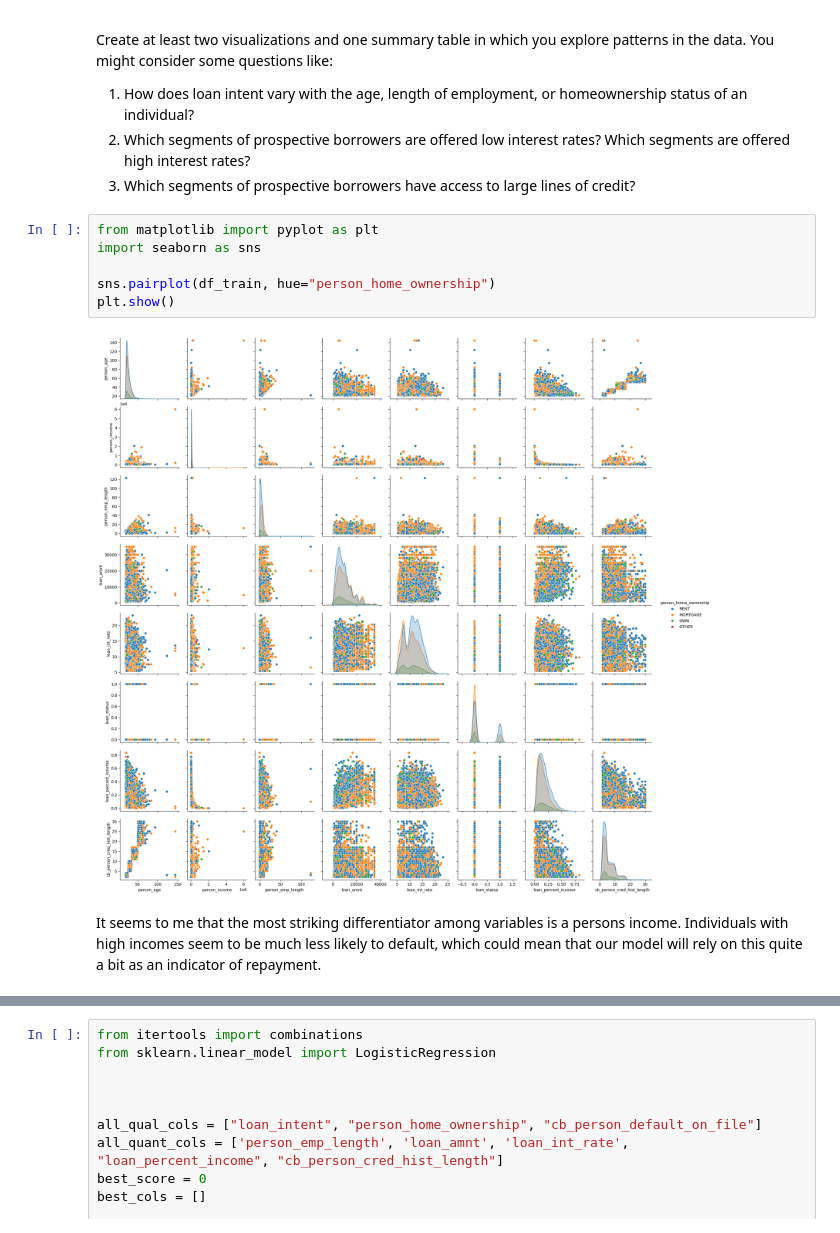
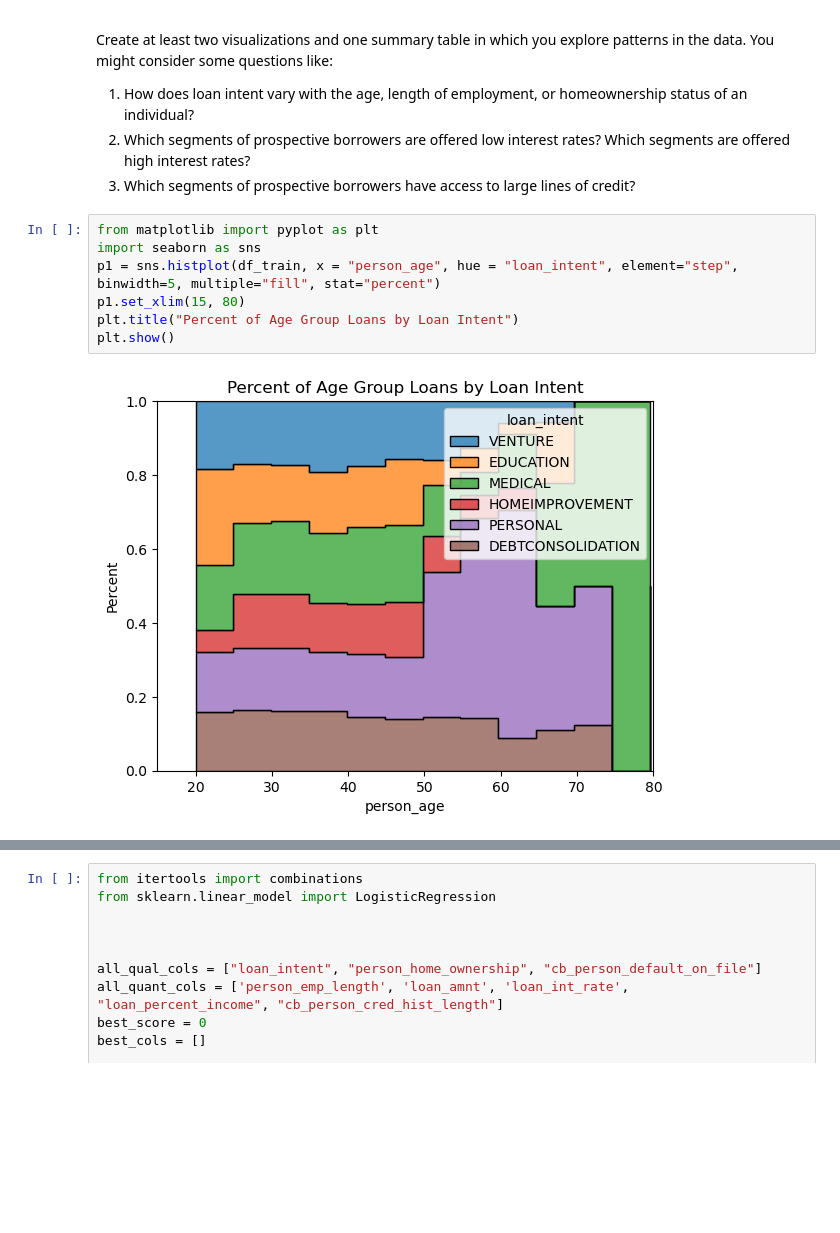
Before and after one commit to jcummings25/github_jcummings25.github.io, a Jupyter notebook: posts/Impact-Automated-Decision-Systems/index.ipynb, the cells around one changed output, grey strips where cells are left out. Cells and saved outputs as stored; diff of their text form; blank space fills up the shorter version.

```diff
--- a/posts/Impact-Automated-Decision-Systems/index.ipynb
+++ b/posts/Impact-Automated-Decision-Systems/index.ipynb
@@ -55,10 +56,9 @@ Create at least two visualizations and one summary table in which you explore pa
 # %%
 from matplotlib import pyplot as plt
 import seaborn as sns
-
-sns.pairplot(df_train, hue="person_home_ownership")
+p1 = sns.histplot(df_train, x = "person_age", hue = "loan_intent", element="step", binwidth=5, multiple="fill", stat="percent")
+p1.set_xlim(15, 80)
+plt.title("Percent of Age Group Loans by Loan Intent")
 plt.show()
 # %% [output]
-[figure, old version]
+[figure, new version]
-# %% [markdown]
-It seems to me that the most striking differentiator among variables is a persons income. Individuals with high incomes seem to be much less likely to default, which could mean that our model will rely on this quite a bit as an indicator of repayment.
```
Also changed, not shown: parts of 29 cells of this notebook, 12 other files.
